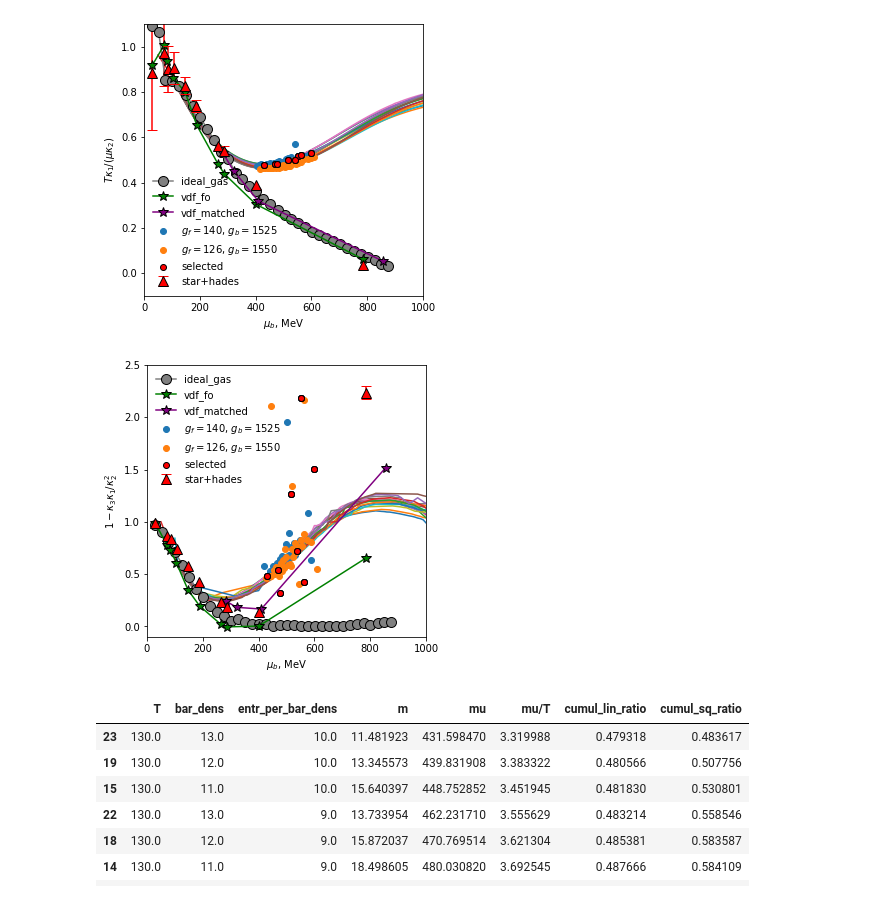
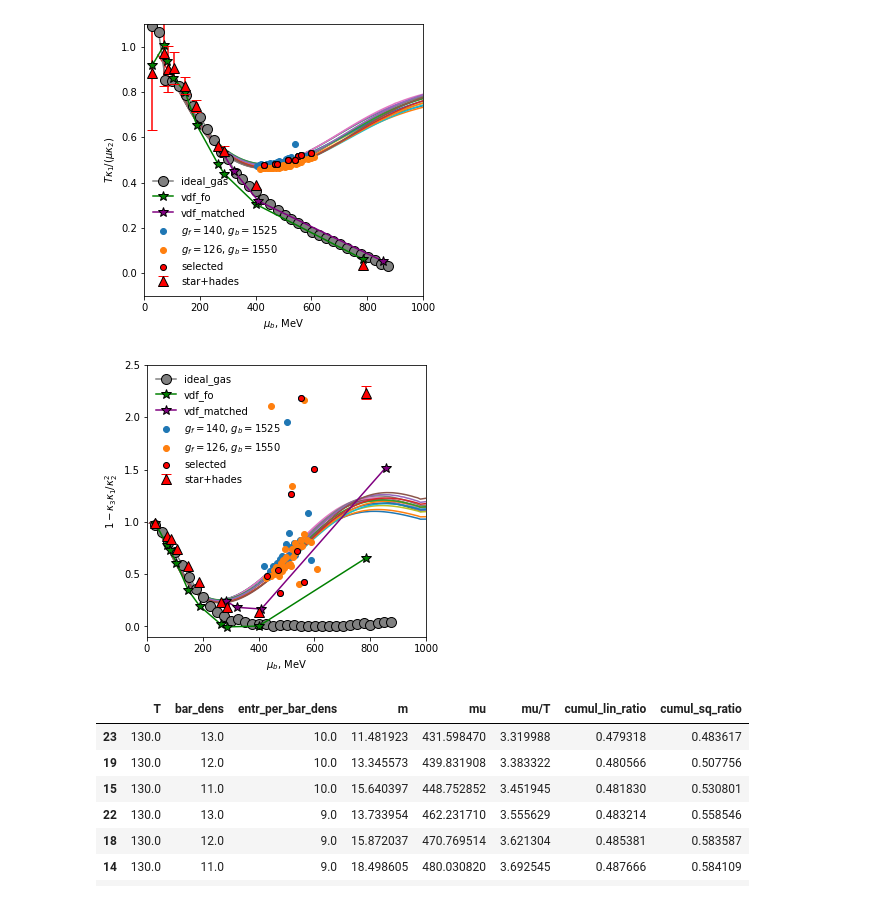
Before and after one commit to NazyS/relativistic-ISCT-EoS, a Jupyter notebook: phase_transition.ipynb, the cells around one changed output. Saved outputs shown, nothing was run; the diff lists cells and outputs as text; code cells hidden in the pictures.

Commit message:
cumulants calculations

```diff
--- a/phase_transition.ipynb
+++ b/phase_transition.ipynb
@@ -169,15 +150,16 @@ plt.show()
 # %%
 plot_cumul_digit(kind='sq')
 
 plt.scatter(df_nm['mu'], df_nm['cumul_sq_ratio'], label='$g_f=140$, $g_b=1525$')
 plt.scatter(df_nm_lgf['mu'], df_nm_lgf['cumul_sq_ratio'], label='$g_f=126$, $g_b=1550$')
 
 plt.scatter(selected_df['mu'], selected_df['cumul_sq_ratio'], c='r', edgecolors='k', label='selected')
 
-plot_selected_cumuls_data(kind='sq', zorder=-1, cleaned=True)
+# plot_selected_cumuls_data(kind='sq', zorder=-1, cleaned=True, filtername='cumul_data2')
+plot_selected_cumuls_data2(kind='sq', zorder=-1,  filtername='cumul_data2')
 
 plt.legend(frameon=False)
 # plt.savefig('visualization/plots/test_cumul_sq.pdf')
 plt.show()
 # %% [output]
-[figure, old version]
+[figure, new version]
```
Also changed, not shown: parts of 35 cells of this notebook.
